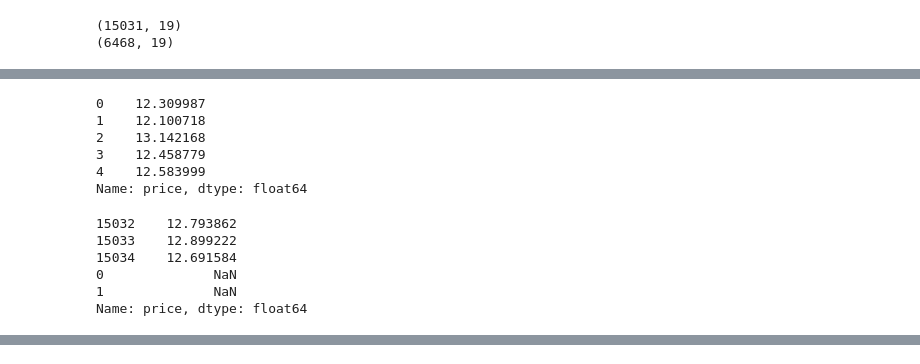
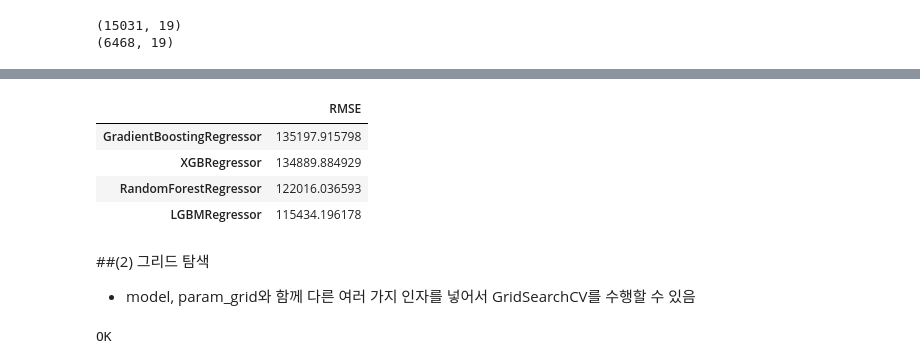
Before and after one commit to LAGABI44/AIFFEL_Study, a Jupyter notebook: Kaggle_House_Price_Prediction.ipynb, the cells around one changed output, grey strips where cells are left out. Cells and saved outputs as stored; diff of their text form; code cells hidden in the pictures.

```diff
--- a/Kaggle_House_Price_Prediction.ipynb
+++ b/Kaggle_House_Price_Prediction.ipynb
@@ -554,30 +552,12 @@ plus.tail()
-# %%
-y.head()
-# %% [output]
-0    12.309987
-1    12.100718
-2    13.142168
-3    12.458779
-4    12.583999
-Name: price, dtype: float64
-# %%
-y.tail()
-# %% [output]
-15032    12.793862
-15033    12.899222
-15034    12.691584
-0              NaN
-1              NaN
-Name: price, dtype: float64
 # %%
-def get_scores(models, x, y):
+def get_scores(models, train, y):
     # 답안 작성
     df = {}
 
     for model in models:
         model_name = model.__class__.__name__
 
-        X_train, X_test, y_train, y_test = train_test_split(x, y, random_state=random_state, test_size=0.2)
+        X_train, X_test, y_train, y_test = train_test_split(train, y, random_state=random_state, test_size=0.2)
         model.fit(X_train, y_train)
         y_pred = model.predict(X_test)
 
@@ -586,5 +566,5 @@ def get_scores(models, x, y):
 
     return score_df
 
-get_scores(models, x, y)
+get_scores(models, train, y)
 # %% [output]
@@ -591,0 +572,8 @@ ValueError: ignored
+|  | RMSE |
+| GradientBoostingRegressor | 135197.915798 |
+| XGBRegressor | 134889.884929 |
+| RandomForestRegressor | 122016.036593 |
+| LGBMRegressor | 115434.196178 |
+# %% [markdown]
+##(2) 그리드 탐색
+-  model, param_grid와 함께 다른 여러 가지 인자를 넣어서 GridSearchCV를 수행할 수 있음
@@ -591,0 +591,35 @@ ValueError: ignored
+# %%
+"""
+다음과 같은 과정을 진행할 수 있는 `my_GridSearch(model, train, y, param_grid, verbose=2, n_jobs=5)` 함수를 구현해 보세요.
+
+1. GridSearchCV 모델로 `model`을 초기화합니다.
+2. 모델을 fitting 합니다.
+3. params, score에 각 조합에 대한 결과를 저장합니다.
+4. 데이터 프레임을 생성하고, RMSLE 값을 추가한 후 점수가 높은 순서로 정렬한 `results`를 반환합니다.
+"""
+
+def my_GridSearch(model, train, y, param_grid, verbose=2, n_jobs=5):
+    # GridSearchCV 모델로 초기화
+    grid_model = GridSearchCV(model, param_grid=param_grid, scoring='neg_mean_squared_error', \
+                              cv=5, verbose=verbose, n_jobs=n_jobs)
+
+    # 모델 fitting
+    grid_model.fit(train, y)
+
+    # 결과값 저장
+    params = grid_model.cv_results_['params']
+    score = grid_model.cv_results_['mean_test_score']
+
+    # 데이터 프레임 생성
+    results = pd.DataFrame(params)
+    results['score'] = score
+
+    # RMSLE 값 계산 후 정렬
+    results['RMSLE'] = np.sqrt(-1 * results['score'])
+    results = results.sort_values('RMSLE')
+
+    return results
+
+print('OK')
+# %% [output]
+OK
```
Also changed, not shown: parts of 15 cells of this notebook.
